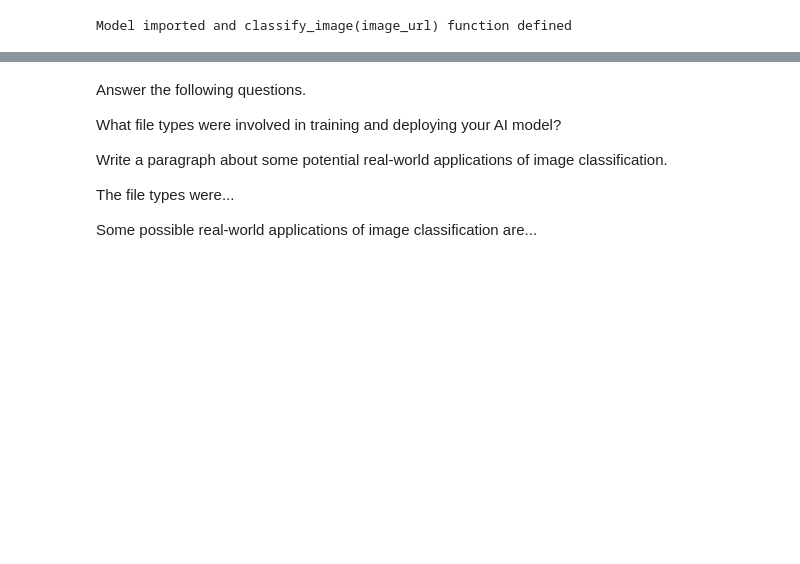
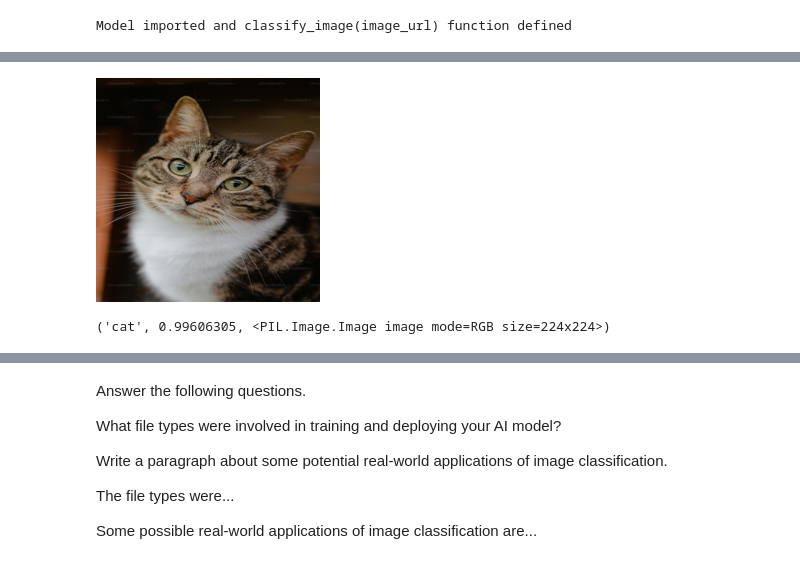
Before and after one commit to emilusha/curriculum-notebooks, a Jupyter notebook: TechnologyStudies/ComputingScience/Courses/files-and-file-structures-1.ipynb, the cells around one changed output, grey strips where cells are left out. Drawn from its saved outputs; the diff is of its cells as text; code cells hidden in the pictures; blank space fills up the shorter version.

```diff
--- a/TechnologyStudies/ComputingScience/Courses/files-and-file-structures-1.ipynb
+++ b/TechnologyStudies/ComputingScience/Courses/files-and-file-structures-1.ipynb
@@ -343,0 +376,11 @@ Model imported and classify_image(image_url) function defined
+# %%
+results[2]
+# %% [output]
+[figure, added]
+# %%
+image_url = 'https://images.pexels.com/photos/11355104/pexels-photo-11355104.jpeg?auto=compress&cs=tinysrgb&w=600'
+
+results = classify_image(image_url)
+results
+# %% [output]
+('cat', 0.99606305, <PIL.Image.Image image mode=RGB size=224x224>)
```
Also changed, not shown: parts of 8 cells of this notebook.
